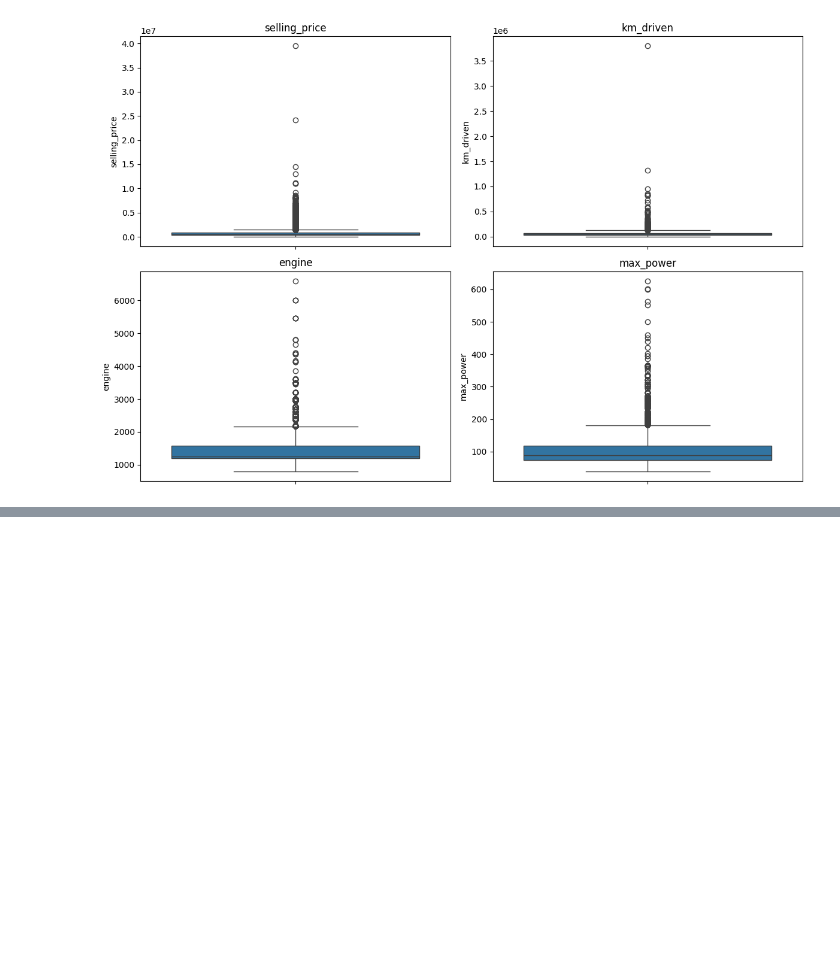
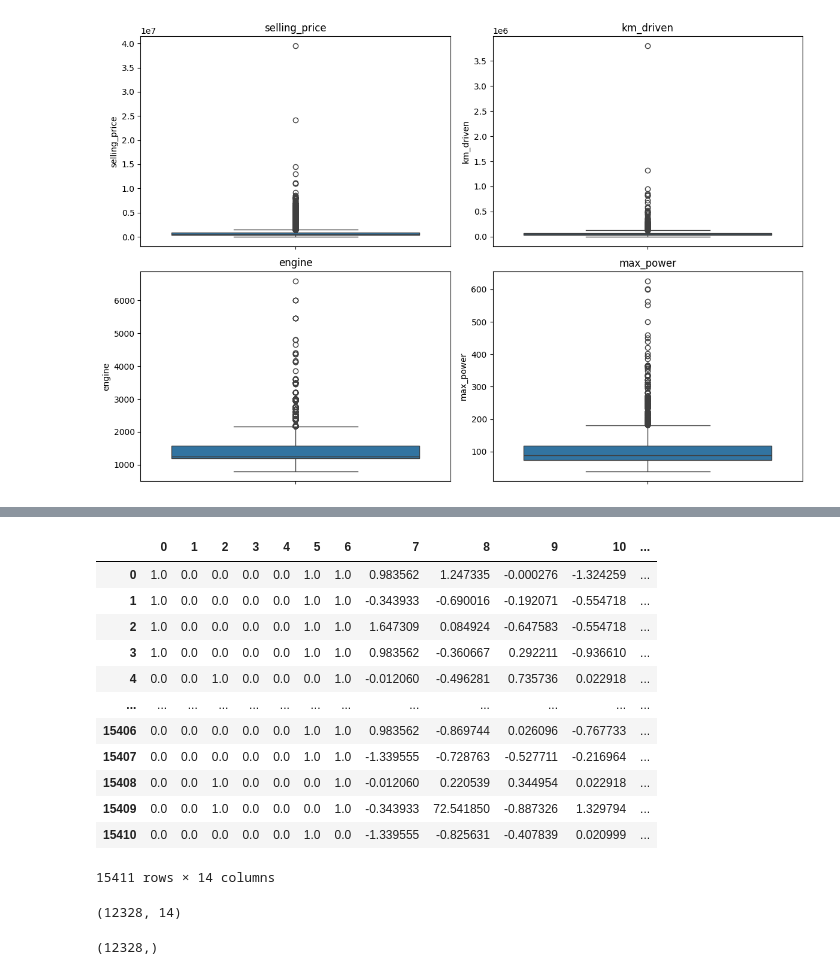
Before and after one commit to shrutim156/Used_Car_Price_Prediction, a Jupyter notebook: Used_Car_Price_prediction.ipynb, the cells around one changed output, grey strips where cells are left out. Drawn from its saved outputs; the diff is of its cells as text; code cells hidden in the pictures; blank space fills up the shorter version.

Commit message:
Data Preprocessing: Feature Encoding and Scaling

```diff
--- a/Used_Car_Price_prediction.ipynb
+++ b/Used_Car_Price_prediction.ipynb
@@ -141,3 +156,7 @@ plt.tight_layout()
 plt.show()
 # %% [output]
 [figure]
+# %%
+from sklearn.model_selection import train_test_split
+X= df.drop(columns='selling_price')
+y= df['selling_price']
@@ -143,0 +174,4 @@ plt.show()
+# %%
+from sklearn.preprocessing import LabelEncoder
+le = LabelEncoder()
+X['model'] = le.fit_transform(X['model'])
@@ -143,0 +211,18 @@ plt.show()
+# %%
+from sklearn.preprocessing import OneHotEncoder, StandardScaler
+from sklearn.compose import ColumnTransformer
+
+
+numeric_transformer = StandardScaler()
+oh_transformer = OneHotEncoder(drop='first')
+
+num_features = [col for col in X.select_dtypes(exclude='object').columns if col != 'model']
+onehot_columns = ['seller_type', 'fuel_type', 'transmission_type']
+
+preprocessor = ColumnTransformer(
+    [
+        ('OneHotEncoder', oh_transformer, onehot_columns),
+        ('StandardScaler', numeric_transformer, num_features)
+
+    ],remainder='passthrough'
+)
@@ -143,0 +238,18 @@ plt.show()
+# %%
+X=preprocessor.fit_transform(X)
+# %%
+pd.DataFrame(X)
+# %% [output]
+|  | 0 | 1 | 2 | 3 | 4 | 5 | 6 | 7 | 8 | 9 | 10 | ... |
+| 0 | 1.0 | 0.0 | 0.0 | 0.0 | 0.0 | 1.0 | 1.0 | 0.983562 | 1.247335 | -0.000276 | -1.324259 | ... |
+| 1 | 1.0 | 0.0 | 0.0 | 0.0 | 0.0 | 1.0 | 1.0 | -0.343933 | -0.690016 | -0.192071 | -0.554718 | ... |
+| 2 | 1.0 | 0.0 | 0.0 | 0.0 | 0.0 | 1.0 | 1.0 | 1.647309 | 0.084924 | -0.647583 | -0.554718 | ... |
+| 3 | 1.0 | 0.0 | 0.0 | 0.0 | 0.0 | 1.0 | 1.0 | 0.983562 | -0.360667 | 0.292211 | -0.936610 | ... |
+| 4 | 0.0 | 0.0 | 1.0 | 0.0 | 0.0 | 0.0 | 1.0 | -0.012060 | -0.496281 | 0.735736 | 0.022918 | ... |
+| ... | ... | ... | ... | ... | ... | ... | ... | ... | ... | ... | ... | ... |
+| 15406 | 0.0 | 0.0 | 0.0 | 0.0 | 0.0 | 1.0 | 1.0 | 0.983562 | -0.869744 | 0.026096 | -0.767733 | ... |
+| 15407 | 0.0 | 0.0 | 0.0 | 0.0 | 0.0 | 1.0 | 1.0 | -1.339555 | -0.728763 | -0.527711 | -0.216964 | ... |
+| 15408 | 0.0 | 0.0 | 1.0 | 0.0 | 0.0 | 0.0 | 1.0 | -0.012060 | 0.220539 | 0.344954 | 0.022918 | ... |
+| 15409 | 0.0 | 0.0 | 1.0 | 0.0 | 0.0 | 0.0 | 1.0 | -0.343933 | 72.541850 | -0.887326 | 1.329794 | ... |
+| 15410 | 0.0 | 0.0 | 0.0 | 0.0 | 0.0 | 1.0 | 0.0 | -1.339555 | -0.825631 | -0.407839 | 0.020999 | ... |
+15411 rows × 14 columns
@@ -143,0 +258,8 @@ plt.show()
+# %%
+X_train.shape
+# %% [output]
+(12328, 14)
+# %%
+y_train.shape
+# %% [output]
+(12328,)
```
Also changed, not shown: parts of 10 cells of this notebook.
